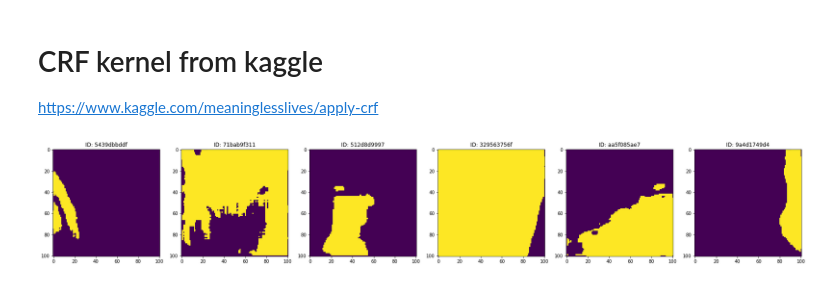
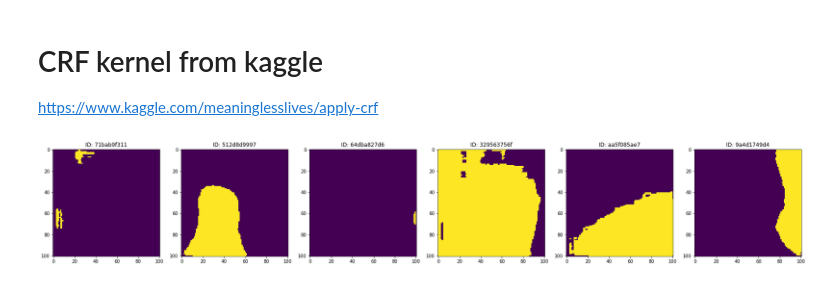
Before and after one commit to liufan2312/tgs-salt-identification, a Jupyter notebook: models/CRF.ipynb, the cells around one changed output. Cells and saved outputs as stored; diff of their text form; code cells hidden in the pictures.

```diff
--- a/models/CRF.ipynb
+++ b/models/CRF.ipynb
@@ -34,27 +34,27 @@ def rle_decode(rle_mask):
 # %%
 """
 reading and decoding the submission
 
 """
-df = pd.read_csv('submission_1.csv')
+df = pd.read_csv('submission_08_01.csv')
 test_path = '../../tgs_data/test/'
 i = 0
 j = 0
-plt.figure(figsize=(30,15))
+plt.figure(figsize=(30, 15))
 plt.subplots_adjust(bottom=0.2, top=0.8, hspace=0.2)  #adjust this to change vertical and horiz. spacings..
 # Visualizing the predicted outputs
 while True:
-    if str(df.loc[i,'rle_mask'])!=str(np.nan):
-        decoded_mask = rle_decode(df.loc[i,'rle_mask'])
-        plt.subplot(1,6,j+1)
+    if str(df.loc[i, 'rle_mask']) != str(np.nan):
+        decoded_mask = rle_decode(df.loc[i, 'rle_mask'])
+        plt.subplot(1, 6 , j + 1)
         plt.imshow(decoded_mask)
-        plt.title('ID: '+df.loc[i,'id'])
+        plt.title('ID: ' + df.loc[i, 'id'])
         j = j + 1
-        if j>5:
+        if j > 5:
             break
     i = i + 1
 # %% [output]
-[figure, old version]
+[figure, new version]
 # %%
 """
 Function which returns the labelled image after applying CRF
```
Also changed, not shown: parts of 3 cells of this notebook, 1 other file.
